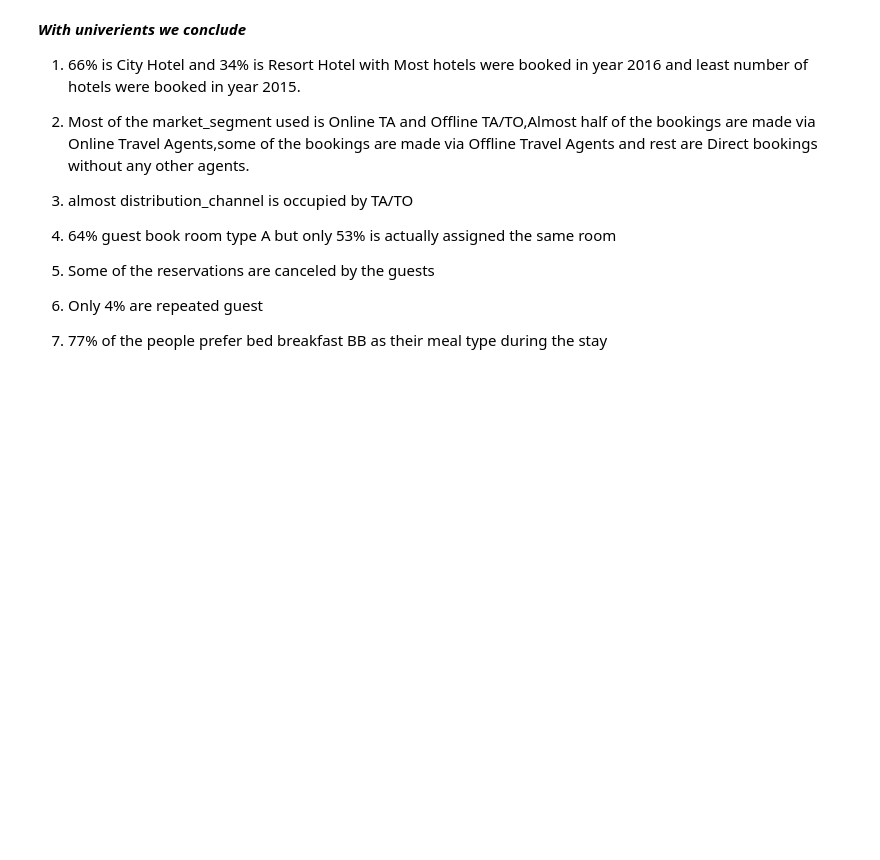
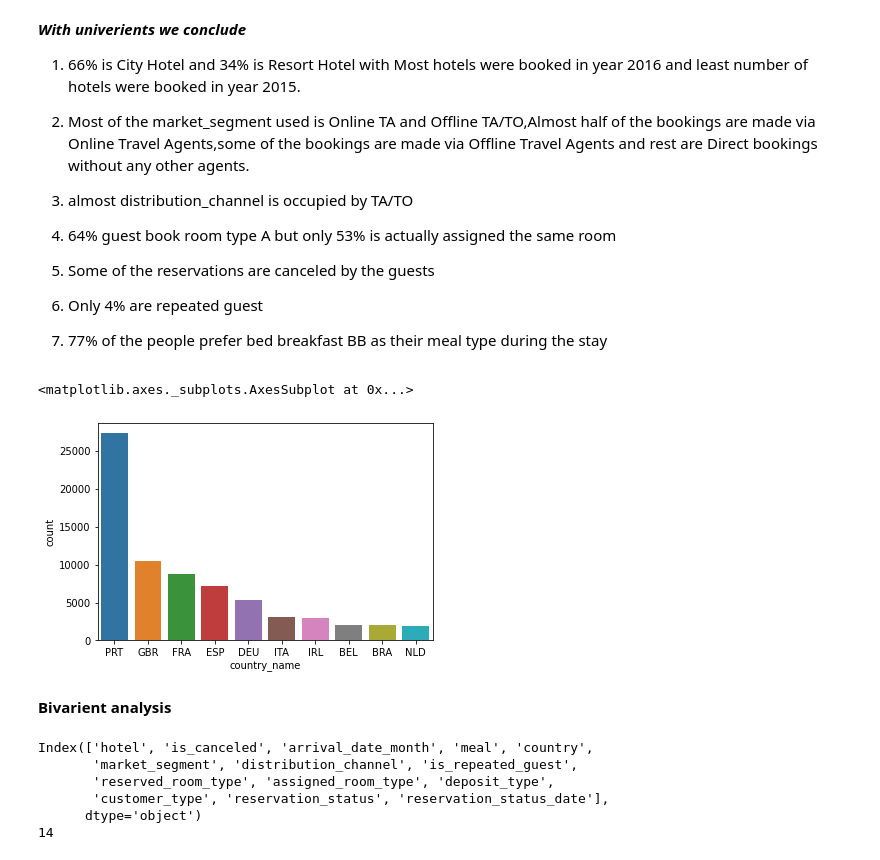
Before and after one commit to saurabhdaund76/Hotel-Booking-Analysis, a Jupyter notebook: Hotel_Booking_Analysis.ipynb, the cells around one changed output. Cells and saved outputs as stored; diff of their text form; code cells hidden in the pictures; blank space fills up the shorter version.

```diff
--- a/Hotel_Booking_Analysis.ipynb
+++ b/Hotel_Booking_Analysis.ipynb
@@ -318,3 +318,32 @@ Name: meal, dtype: float64
 7. Only 4% are repeated guest
 
 8. 77% of the people prefer bed breakfast BB as their meal type during the stay
+# %%
+country_bookings = df['country'].value_counts().reset_index(name='count').head(10)
+
+df1= pd.DataFrame(country_bookings)
+df1 = df1.rename(columns={'index': 'country_name'})
+df1
+
+
+
+
+# lets plot this result
+sns.barplot(x=df1['country_name'] , y= df1['count'], data=df)
+# %% [output]
+<matplotlib.axes._subplots.AxesSubplot at 0x...>
+[figure, added]
+# %% [markdown]
+**Bivarient analysis**
+# %%
+
+categorical_columns= df.describe(include=['object']).columns
+print(categorical_columns)
+print(len(categorical_columns))
+# %% [output]
+Index(['hotel', 'is_canceled', 'arrival_date_month', 'meal', 'country',
+       'market_segment', 'distribution_channel', 'is_repeated_guest',
+       'reserved_room_type', 'assigned_room_type', 'deposit_type',
+       'customer_type', 'reservation_status', 'reservation_status_date'],
+      dtype='object')
+14
```
Also changed, not shown: parts of 2 cells of this notebook.
